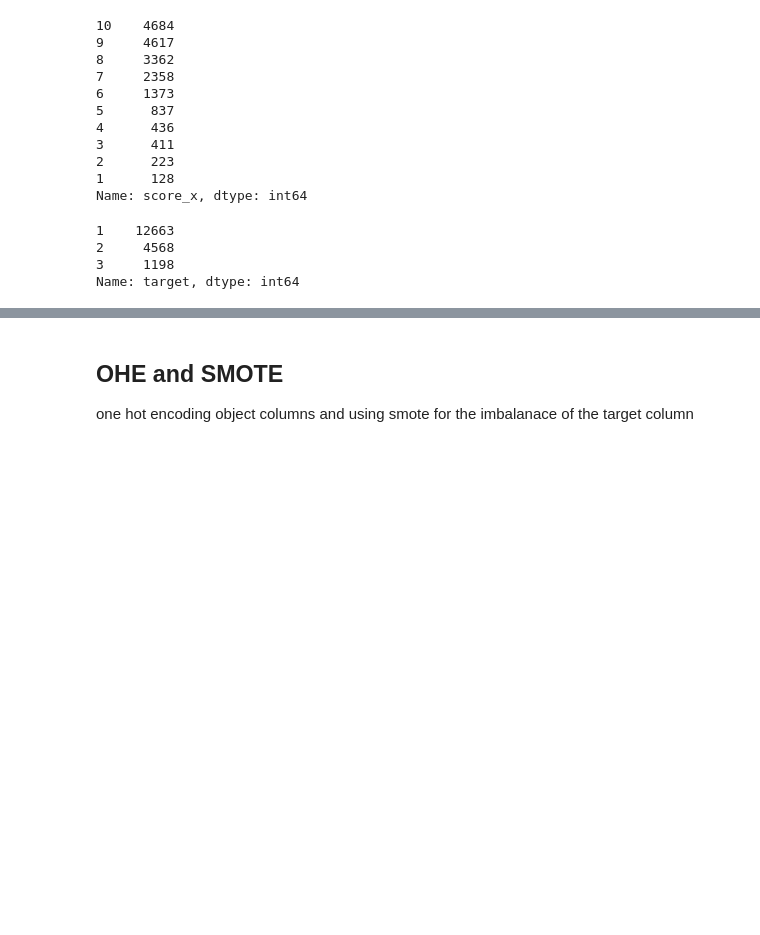
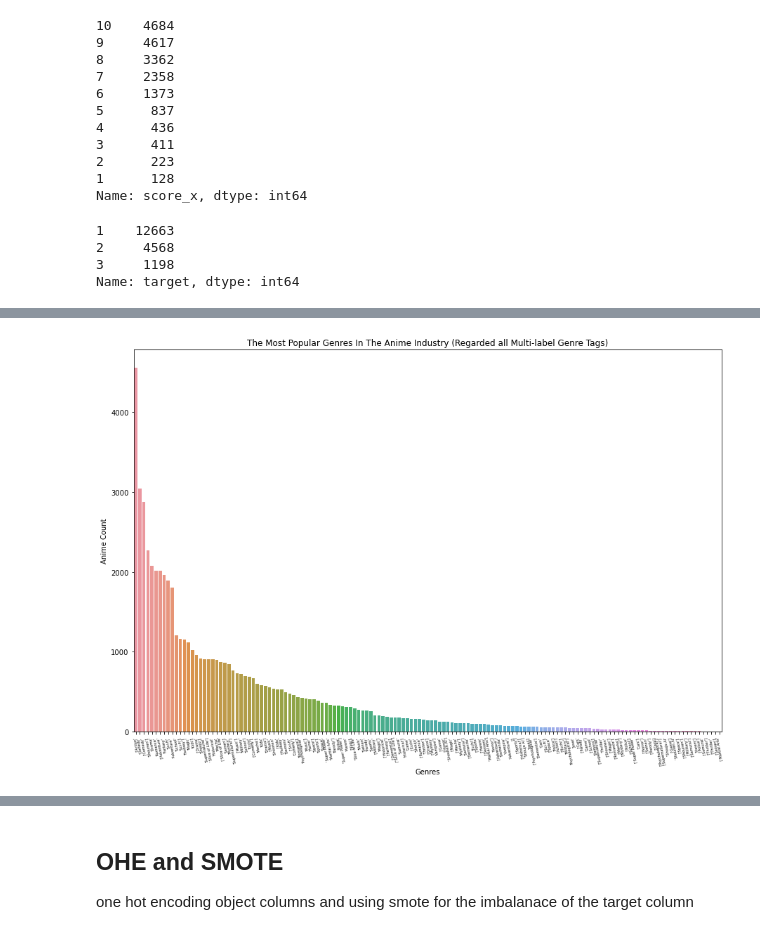
Before and after one commit to ileneee/Anime-Classification, a Jupyter notebook: master_notebook.ipynb, the cells around one changed output, grey strips where cells are left out. Saved outputs shown, nothing was run; the diff lists cells and outputs as text; code cells hidden in the pictures; blank space fills up the shorter version.

```diff
--- a/master_notebook.ipynb
+++ b/master_notebook.ipynb
@@ -387,0 +465,3 @@ Name: target, dtype: int64
+# %%
+anime_genre = mergeddf.genre
+anime_genre.head(100)
@@ -387,0 +481,10 @@ Name: target, dtype: int64
+# %%
+genre_list = []
+
+genre_splited = []
+
+for i in anime_genre.index:
+    for j in anime_genre[i].split(", "):
+        genre_splited.append(j)
+        if j not in genre_list:
+            genre_list.append(j)
@@ -387,0 +511,12 @@ Name: target, dtype: int64
+# %%
+anime_genres_count = pd.Series(genre_splited).value_counts()
+
+plt.figure(figsize=(15,10))
+sns.barplot(x=anime_genres_count.index.tolist(), y=anime_genres_count.tolist())
+plt.xlabel('Genres')
+plt.ylabel('Anime Count')
+plt.title('The Most Popular Genres In The Anime Industry (Regarded all Multi-label Genre Tags)')
+plt.xticks(rotation= 100, fontsize=5)
+plt.show()
+# %% [output]
+[figure, added]
```
Also changed, not shown: parts of 14 cells of this notebook.
